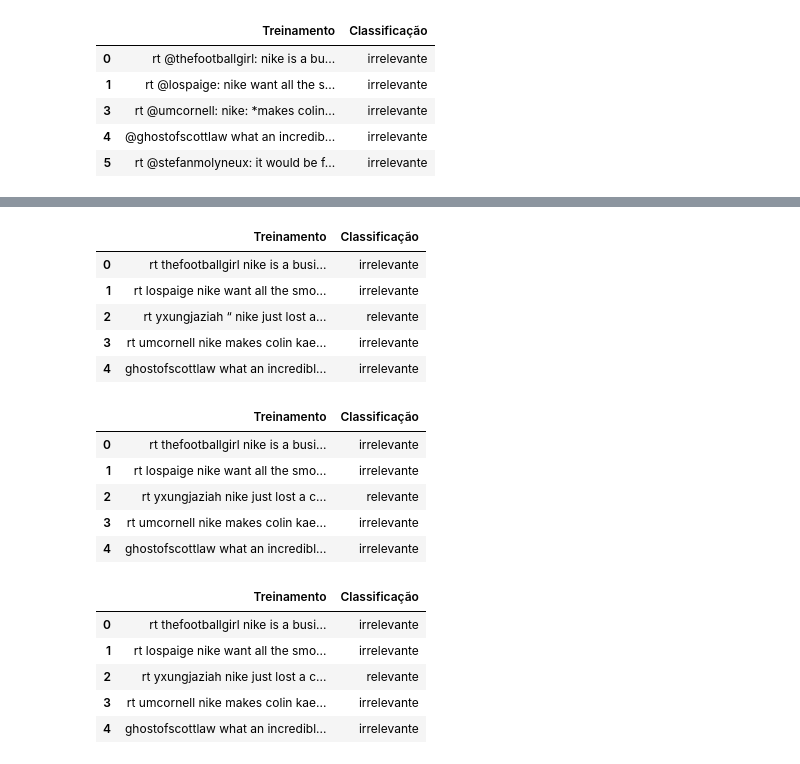
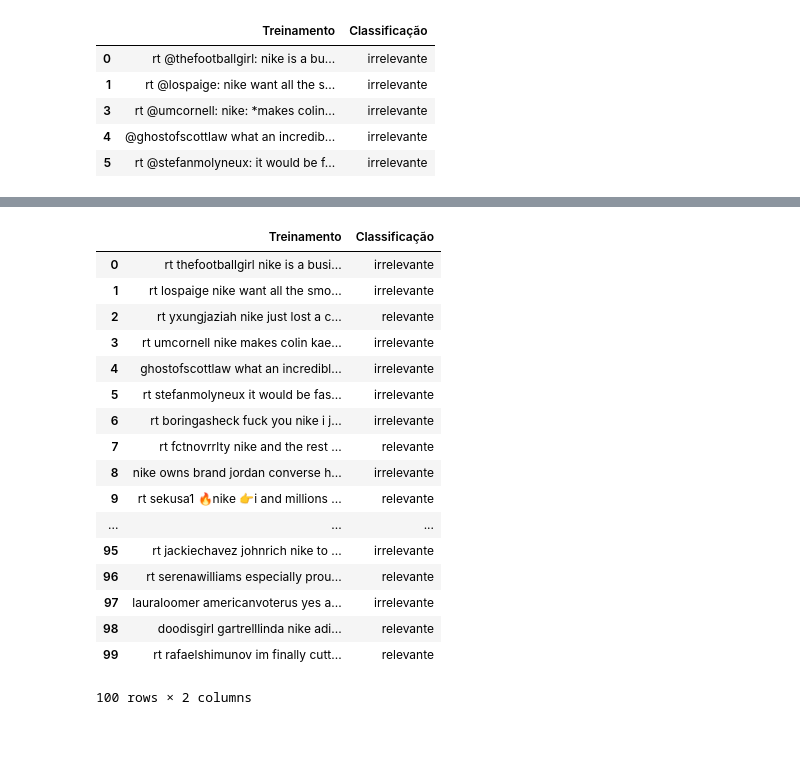
Before and after one commit to marianasabrantes/Projeto2, a Jupyter notebook: P2_gabriel-mariana.ipynb, the cells around one changed output, grey strips where cells are left out. Cells and saved outputs as stored; diff of their text form; code cells hidden in the pictures; blank space fills up the shorter version.

```diff
--- a/P2_gabriel-mariana.ipynb
+++ b/P2_gabriel-mariana.ipynb
@@ -71,30 +50,43 @@ at.head()
-# %%
-at.Treinamento = at.Treinamento.str.replace('*', ' ', regex=False)
-at.head()
-# %% [output]
-|  | Treinamento | Classificação |
-| 0 | rt thefootballgirl nike is a busi... | irrelevante |
-| 1 | rt lospaige nike want all the smo... | irrelevante |
-| 2 | rt yxungjaziah “ nike just lost a... | relevante |
-| 3 | rt umcornell nike makes colin kae... | irrelevante |
-| 4 | ghostofscottlaw what an incredibl... | irrelevante |
-# %%
-at.Treinamento = at.Treinamento.str.replace('“', '', regex=False)
-at.head()
-# %% [output]
-|  | Treinamento | Classificação |
-| 0 | rt thefootballgirl nike is a busi... | irrelevante |
-| 1 | rt lospaige nike want all the smo... | irrelevante |
-| 2 | rt yxungjaziah nike just lost a c... | relevante |
-| 3 | rt umcornell nike makes colin kae... | irrelevante |
-| 4 | ghostofscottlaw what an incredibl... | irrelevante |
-# %%
-at.Treinamento = at.Treinamento.str.replace('.', '', regex=False)
-at.head()
-# %% [output]
-|  | Treinamento | Classificação |
-| 0 | rt thefootballgirl nike is a busi... | irrelevante |
-| 1 | rt lospaige nike want all the smo... | irrelevante |
-| 2 | rt yxungjaziah nike just lost a c... | relevante |
-| 3 | rt umcornell nike makes colin kae... | irrelevante |
-| 4 | ghostofscottlaw what an incredibl... | irrelevante |
+# %%
+at.Treinamento = at.Treinamento.str.replace(':', '', regex=False)
+at.Treinamento = at.Treinamento.str.replace('@', '', regex=False)
+at.Treinamento = at.Treinamento.str.replace('*', '', regex=False)
+at.Treinamento = at.Treinamento.str.replace('“', '', regex=False)
+at.Treinamento = at.Treinamento.str.replace('.', '', regex=False)
+at.Treinamento = at.Treinamento.str.replace(')', '', regex=False)
+at.Treinamento = at.Treinamento.str.replace('(', '', regex=False)
+at.Treinamento = at.Treinamento.str.replace('_', '', regex=False)
+at.Treinamento = at.Treinamento.str.replace(';', '', regex=False)
+at.Treinamento = at.Treinamento.str.replace(',', '', regex=False)
+at.Treinamento = at.Treinamento.str.replace('&', '', regex=False)
+at.Treinamento = at.Treinamento.str.replace('/', '', regex=False)
+#at.Treinamento = at.Treinamento.str.replace('\', '', regex=False)
+at.Treinamento = at.Treinamento.str.replace('#', '', regex=False)
+at.Treinamento = at.Treinamento.str.replace('%', '', regex=False)
+at.Treinamento = at.Treinamento.str.replace('$', '', regex=False)
+at.Treinamento = at.Treinamento.str.replace("'", '', regex=False)
+at.Treinamento = at.Treinamento.str.replace("!", '', regex=False)
+at.Treinamento = at.Treinamento.str.replace("?", '', regex=False)
+at.Treinamento = at.Treinamento.str.replace("-", '', regex=False)
+at.Treinamento = at.Treinamento.str.replace("+", '', regex=False)
+at.Treinamento = at.Treinamento.str.replace("=", '', regex=False)
+at.head(100)
+# %% [output]
+|  | Treinamento | Classificação |
+| 0 | rt thefootballgirl nike is a busi... | irrelevante |
+| 1 | rt lospaige nike want all the smo... | irrelevante |
+| 2 | rt yxungjaziah nike just lost a c... | relevante |
+| 3 | rt umcornell nike makes colin kae... | irrelevante |
+| 4 | ghostofscottlaw what an incredibl... | irrelevante |
+| 5 | rt stefanmolyneux it would be fas... | irrelevante |
+| 6 | rt boringasheck fuck you nike i j... | irrelevante |
+| 7 | rt fctnovrrlty nike and the rest ... | relevante |
+| 8 | nike owns brand jordan converse h... | irrelevante |
+| 9 | rt sekusa1 🔥nike 👉i and millions ... | relevante |
+| ... | ... | ... |
+| 95 | rt jackiechavez johnrich nike to ... | irrelevante |
+| 96 | rt serenawilliams especially prou... | relevante |
+| 97 | lauraloomer americanvoterus yes a... | irrelevante |
+| 98 | doodisgirl gartrelllinda nike adi... | relevante |
+| 99 | rt rafaelshimunov im finally cutt... | relevante |
+100 rows × 2 columns
```
Also changed, not shown: parts of 6 cells of this notebook.
